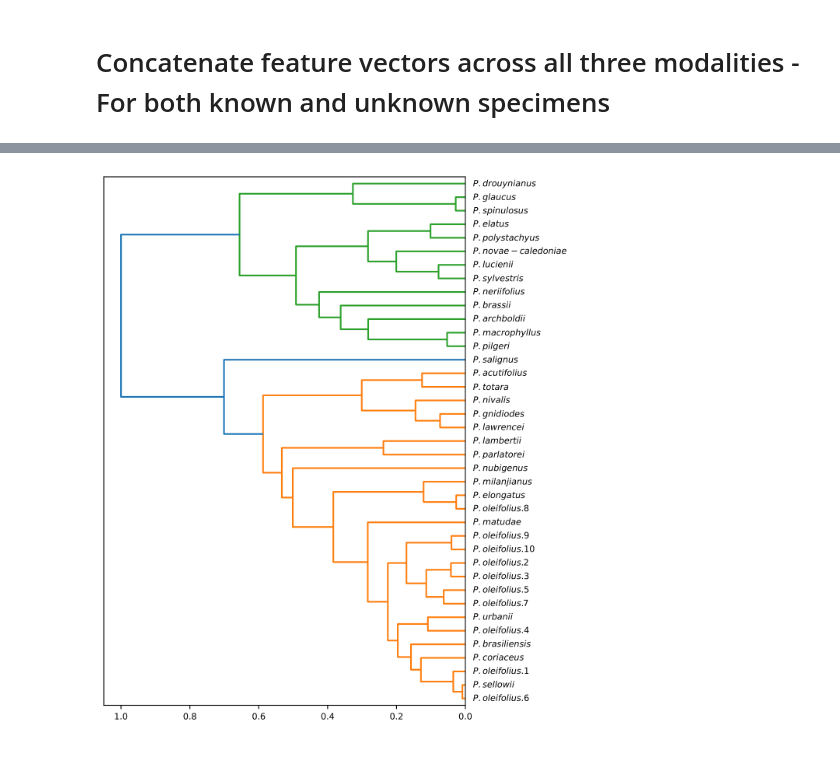
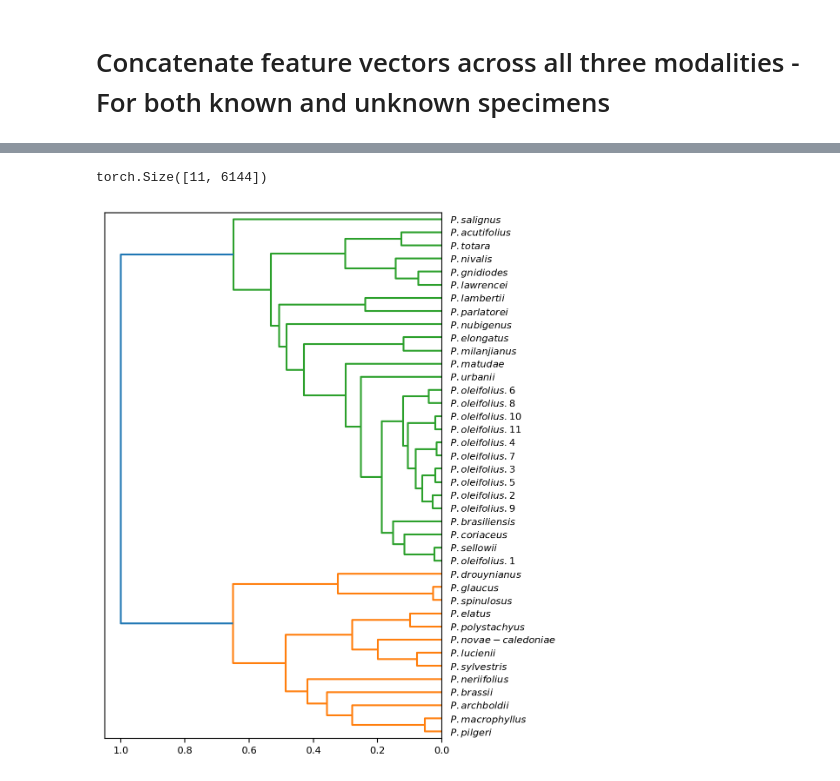
Before and after one commit to paleopollen/Novel_Pollen_Phylogenetic_Placement, a Jupyter notebook: 02_Phylogenetic_Placement_Simulation/00_Phylogenetic_Placement_Simulation.ipynb, the cells around one changed output, grey strips where cells are left out. Drawn from its saved outputs; the diff is of its cells as text; code cells hidden in the pictures.

```diff
--- a/02_Phylogenetic_Placement_Simulation/00_Phylogenetic_Placement_Simulation.ipynb
+++ b/02_Phylogenetic_Placement_Simulation/00_Phylogenetic_Placement_Simulation.ipynb
@@ -409,7 +411,7 @@ transform = transforms.Compose([
         transforms.Normalize(mean, std)
 ])
 
-def extract_features(model, image_dir, k=80):
+def extract_features(model, image_dir, k=100):
     """
     """
     patch_paths = glob.glob(os.path.join(image_dir, '*'))
@@ -477,7 +479,7 @@ Patch_Labels = labels
 P_CNN_Features_Known = Patch_Features_Sorted
 Labels_Known = Patch_Labels
 # %%
-# Forward-Pass unknown (Pseudo-novel) specimens to trained net and extract their features
+# Forward-Pass unknown (pseudo-novel) specimens to trained net and extract their features
 
 transform = transforms.Compose([
     torchvision.transforms.Resize((224,224)),
@@ -485,7 +487,7 @@ transform = transforms.Compose([
         transforms.Normalize(mean, std)
 ])
 
-def extract_features(model, image_dir, k=80):
+def extract_features(model, image_dir, k=100):
     """
     """
     patch_paths = glob.glob(os.path.join(image_dir, '*'))
@@ -524,7 +526,7 @@ for d in val_class_dirs:
   image_dirs = glob.glob(os.path.join(d, '*'))
   for image_dir in image_dirs:
     class_name = os.path.basename(image_dir).split('.')[0]
-    label = class_map[class_name]
+    #label = class_map[class_name]
     labels.append(label)
     all_image_dirs.append(image_dir)
     feats = extract_features(model, image_dir)
@@ -624,8 +630,7 @@ C = np.delete(C, SpeciesIndex, 1)
 Genera = ["$\it{P. acutifolius}$","$\it{P. archboldii}$","$\it{P. brasiliensis}$","$\it{P. brassii}$","$\it{P. coriaceus}$","$\it{P. drouynianus}$","$\it{P. elatus}$","$\it{P. elongatus}$","$\it{P. glaucus}$","$\it{P. gnidiodes}$","$\it{P. lambertii}$","$\it{P. lawrencei}$","$\it{P. lucienii}$","$\it{P. macrophyllus}$","$\it{P. matudae}$","$\it{P. milanjianus}$","$\it{P. neriifolius}$","$\it{P. nivalis}$","$\it{P. novae-caledoniae}$","$\it{P. nubigenus}$", "$\it{P. oleifolius}$","$\it{P. parlatorei}$","$\it{P. pilgeri}$","$\it{P. polystachyus}$","$\it{P. salignus}$","$\it{P. sellowii}$","$\it{P. spinulosus}$","$\it{P. sylvestris}$","$\it{P. totara}$","$\it{P. urbanii}$"];
 
 # Drop pseudo-novel taxon from species list
-
-Genera = Genera - "$\it{P. oleifolius}$"
+Genera.remove("$\it{P. oleifolius}$")
 
 GenusList = []
 for i in range(len(Y)):
@@ -742,7 +754,7 @@ class Net(nn.Module):
         self.dropout2 = nn.Dropout(0.5)
         self.fc3 = nn.Linear(512 , 256)
         self.dropout3 = nn.Dropout(0.5)
-        self.fc4 = nn.Linear(256 , 128)
+        self.fc4 = nn.Linear(256 , 256)
 
     def forward(self, x):
         # flatten image input
@@ -876,7 +888,6 @@ output_novel = mlp(X_train_novel.reshape(X_train_novel.shape[0],1,X_train_novel.
 output_novel.shape
 Dataset_With_Known_And_Novel = torch.vstack((output, output_novel))
 Dataset_With_Known_And_Novel.shape
-
 
 # k + n scheme
 # Average all features per known species
@@ -888,36 +899,35 @@ df = pd.DataFrame(data=Indices_and_Features)
 Per_Species_Transformed_Features = df.groupby([0,]).mean()
 Per_Species_Transformed_Features;
 
 NumericSpeciesIndexNovel  = ["$\it{P. oleifolius.1}$","$\it{P. oleifolius.2}$","$\it{P. oleifolius.3}$","$\it{P. oleifolius.4}$","$\it{P. oleifolius.5}$","$\it{P. oleifolius.6}$","$\it{P. oleifolius.7}$","$\it{P. oleifolius.8}$","$\it{P. oleifolius.9}$","$\it{P. oleifolius.10}$","$\it{P. oleifolius.11}$"]
 
 Indices_and_Features_Novel = np.column_stack((NumericSpeciesIndexNovel, output_novel.cpu().detach().numpy()));
 df_novel = pd.DataFrame(data= Indices_and_Features_Novel)
 df_novel.groupby(by=0,axis = 0)
 
 df_known_averaged_and_Novel = pd.concat([Per_Species_Transformed_Features,df_novel])
 df_known_averaged_and_Novel  = df_known_averaged_and_Novel.iloc[: , 1:]
 
 #  Obtain predicted cladogram (phylogenetic tree) with the placement of the pseudo-novel specimens
 import matplotlib
 from scipy.cluster.hierarchy import dendrogram, linkage
 from matplotlib import pyplot as plt
 
 df_known_averaged_and_Novel_norm = (df_known_averaged_and_Novel-df_known_averaged_and_Novel.min())/(df_known_averaged_and_Novel.max()-df_known_averaged_and_Novel.min())
-linked = linkage(df_known_averaged_and_Novel, "complete", metric = "cosine")
-
+linked = linkage(df_known_averaged_and_Novel, "average", metric = "cosine")
 
 Genera = ["$\it{P. acutifolius}$","$\it{P. archboldii}$","$\it{P. brasiliensis}$","$\it{P. brassii}$","$\it{P. coriaceus}$","$\it{P. drouynianus}$","$\it{P. elatus}$","$\it{P. elongatus}$","$\it{P. glaucus}$","$\it{P. gnidiodes}$","$\it{P. lambertii}$","$\it{P. lawrencei}$","$\it{P. lucienii}$","$\it{P. macrophyllus}$","$\it{P. matudae}$","$\it{P. milanjianus}$","$\it{P. neriifolius}$","$\it{P. nivalis}$","$\it{P. novae-caledoniae}$","$\it{P. nubigenus}$","$\it{P. parlatorei}$","$\it{P. pilgeri}$","$\it{P. polystachyus}$","$\it{P. salignus}$","$\it{P. sellowii}$","$\it{P. spinulosus}$","$\it{P. sylvestris}$","$\it{P. totara}$","$\it{P. urbanii}$", "$\it{P. oleifolius.1}$","$\it{P. oleifolius.2}$","$\it{P. oleifolius.3}$","$\it{P. oleifolius.4}$","$\it{P. oleifolius.5}$","$\it{P. oleifolius.6}$","$\it{P. oleifolius.7}$","$\it{P. oleifolius.8}$","$\it{P. oleifolius.9}$","$\it{P. oleifolius.10}$","$\it{P. oleifolius.11}$"];
 
 labelList = Genera
-#plt.figure(figsize=(14, 16), dpi = 500)
-plt.figure(figsize=(6, 9), dpi = 200)
+plt.figure(figsize=(5, 8), dpi = 200)
 matplotlib.rc('xtick', labelsize=8)
 matplotlib.rc('ytick', labelsize=8)
 dendrogram(linked,
             orientation='left',
             labels=labelList,
             distance_sort='descending',
             show_leaf_counts=True)
-plt.savefig("k_plus_n_Drouy_Placement_single_alt3.pdf", bbox_inches = "tight")
+plt.savefig("P.oleifolius_placement.pdf", bbox_inches = "tight")
 # %% [output]
+torch.Size([11, 6144])
-[figure, old version]
+[figure, new version]
```
Also changed, not shown: parts of 12 cells of this notebook.
